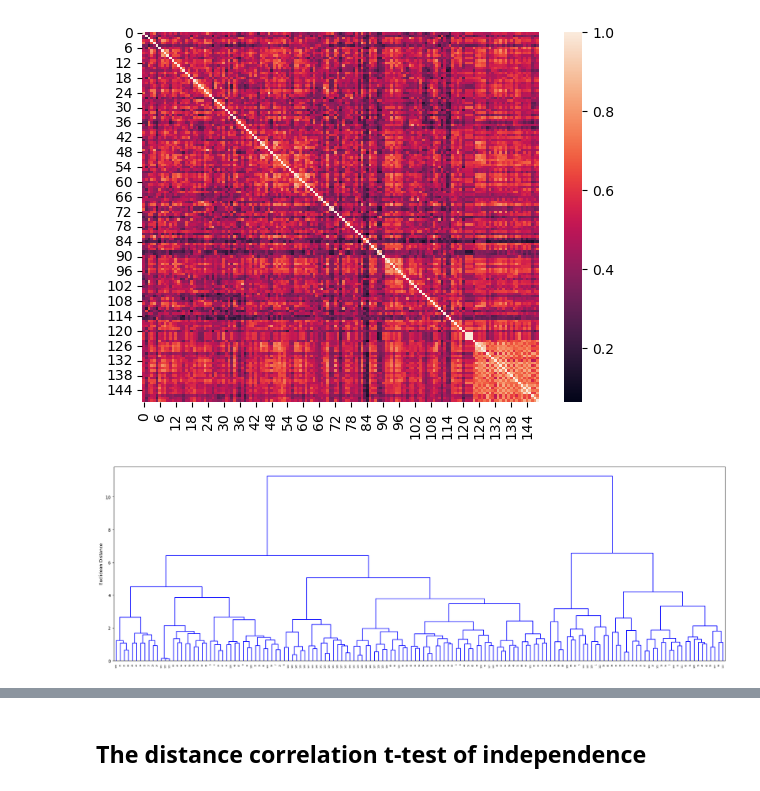
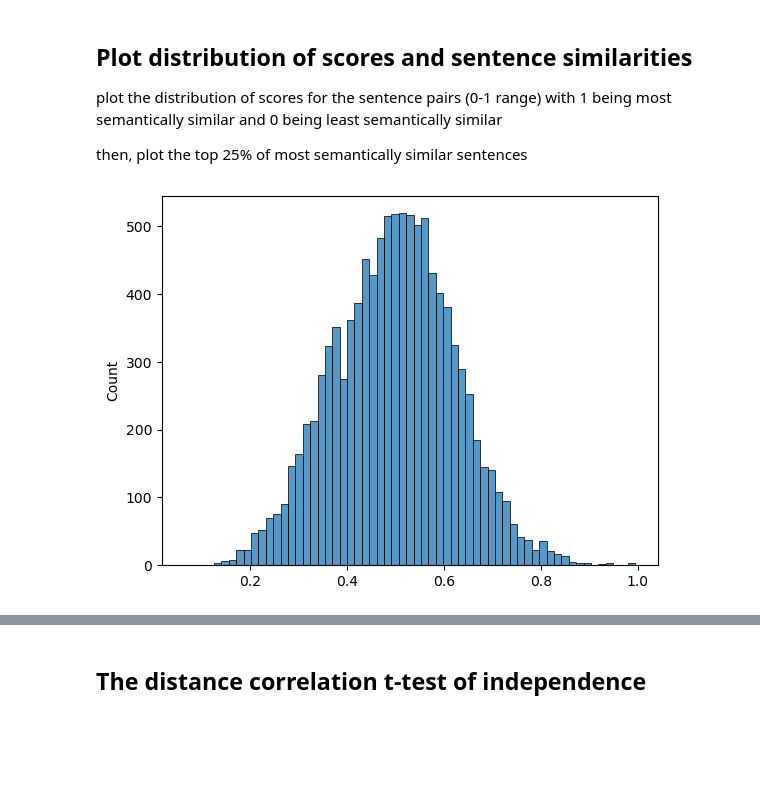
Before and after one commit to burdinskid13/healthy_brain_network, a Jupyter notebook: notebooks/item-analysis.ipynb, the cells around one changed output, grey strips where cells are left out. Cells and saved outputs as stored; diff of their text form; code cells hidden in the pictures; blank space fills up the shorter version.

Commit message:
update scripts to run item analysis

```diff
--- a/notebooks/item-analysis.ipynb
+++ b/notebooks/item-analysis.ipynb
@@ -24,0 +176,13 @@ The autoreload extension is already loaded. To reload it, use:
+# %%
+## Get Answers + Questions for example measure (CBCL)
+
+# get CBCL questions
+sentences = df_dict[df_dict['datadic']=='CBCL']['questions'].tolist()
+
+# get answers to CBCL questions
+cols_to_include = df_data.columns[df_data.columns.str.contains('CBCL,')]
+df_A = df_data[cols_to_include]
+
+print(df_A)
+
+print(sentences)
@@ -25,31 +226,17 @@ The autoreload extension is already loaded. To reload it, use:
+# %% [markdown]
+## Plot distribution of scores and sentence similarities
+
+plot the distribution of scores for the sentence pairs (0-1 range) with 1 being most semantically similar and 0 being least semantically similar
+
+then, plot the top 25% of most semantically similar sentences
 # %%
-feature_specs = ['features-Parent_Measures-Demographic_Questionnaire_Measures-Child_Behavior_Checklist-CBCL-spec.json']
-
-# get answers
-df_A = item_analysis.get_answers(feature_specs)[0]
-
-# get questions
-df_Q = item_analysis.get_questions(feature_specs)[0]
-
-# sentences
-sentences = df_Q['Question'].tolist()
-
-# calculate sentence similarity
-cosine_scores, pairs = item_analysis.sentence_similarity(sentences)
-
-# plot heatmap
-item_analysis.plot_heatmap(array=cosine_scores, labels=None)
-
-# plot dendrogram
-item_analysis.dendrogram_plot(dataframe=cosine_scores)
 
 # plot distribution of scores
 scores = [r['score'].tolist() for r in pairs]
 sns.histplot(scores)
 plt.show()
 
 # plot table
-item_analysis.plot_top_sentences(pairs, sentences, A_similarity=None, percent=10, title='CBCL')
+item_analysis.plot_top_sentences(pairs, sentences, A_similarity=None, percent=25, title='CBCL')
 # %% [output]
-[figure, old version]
+[figure, new version]
-[figure, removed]
```
Also changed, not shown: parts of 50 cells of this notebook, 5 other files.
